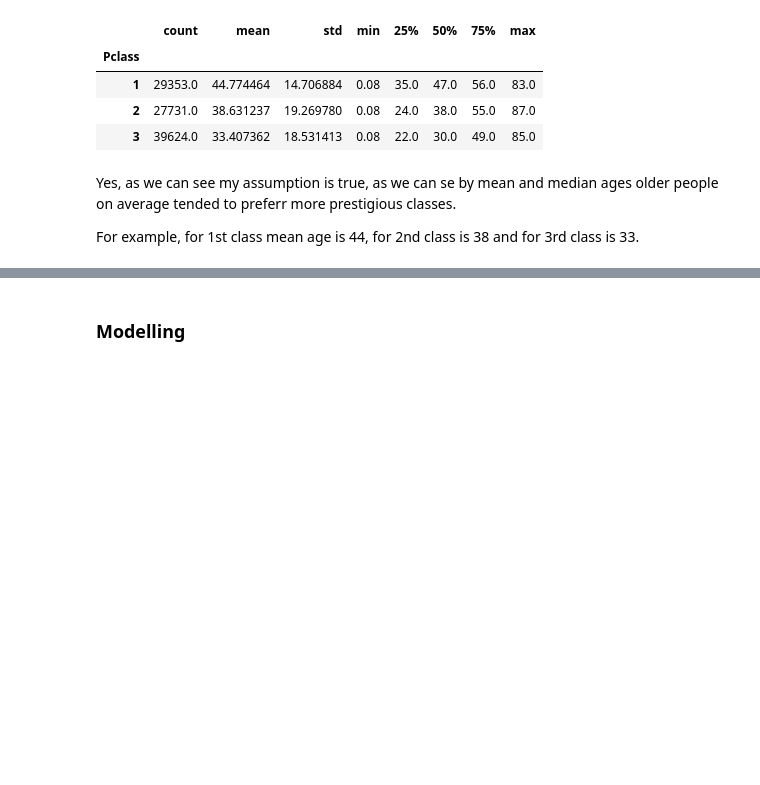
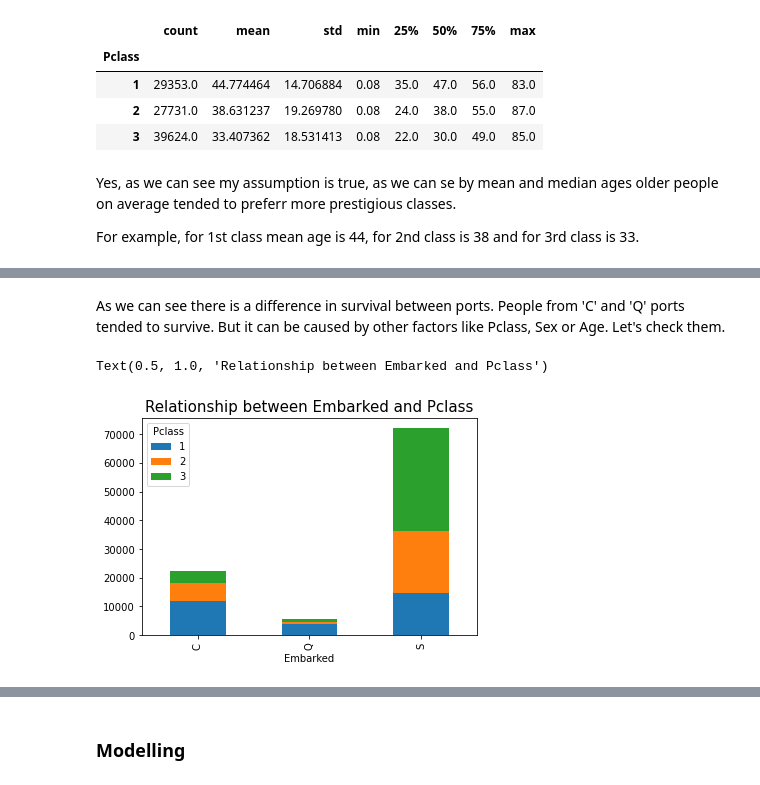
Before and after one commit to drnaida/rsschool-machine-learning-course, a Jupyter notebook: hw_classification.ipynb, the cells around one changed output, grey strips where cells are left out. Drawn from its saved outputs; the diff is of its cells as text; code cells hidden in the pictures; blank space fills up the shorter version.

```diff
--- a/hw_classification.ipynb
+++ b/hw_classification.ipynb
@@ -622,0 +634,9 @@ We could've gone even deeper into exploring Pclass here but I had already done i
+# %% [markdown]
+As we can see there is a difference in survival between ports. People from 'C' and 'Q' ports tended to survive. But it can be caused by other factors like Pclass, Sex or Age. Let's check them.
+# %%
+df2 = data.groupby(['Embarked', 'Pclass'])['Embarked'].count().unstack('Pclass')
+df2[[1, 2, 3]].plot(kind='bar', stacked=True)
+plt.title('Relationship between Embarked and Pclass', fontsize=15)
+# %% [output]
+Text(0.5, 1.0, 'Relationship between Embarked and Pclass')
+[figure, added]
```
Also changed, not shown: parts of 9 cells of this notebook.
